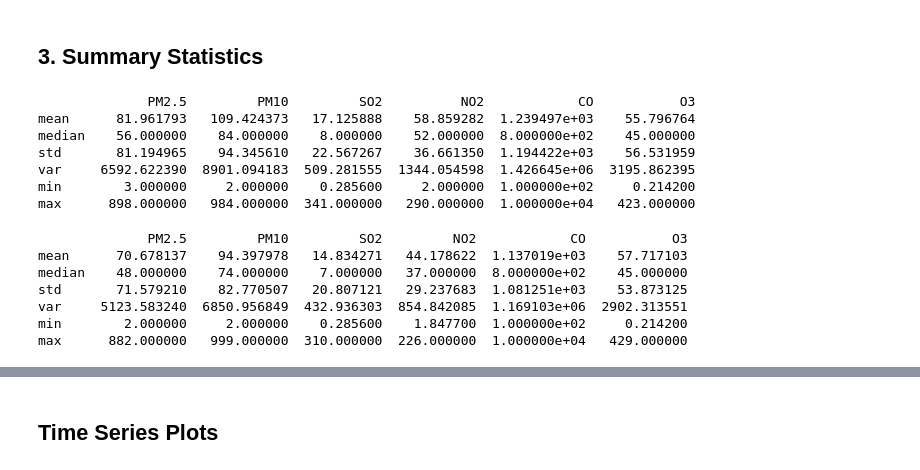
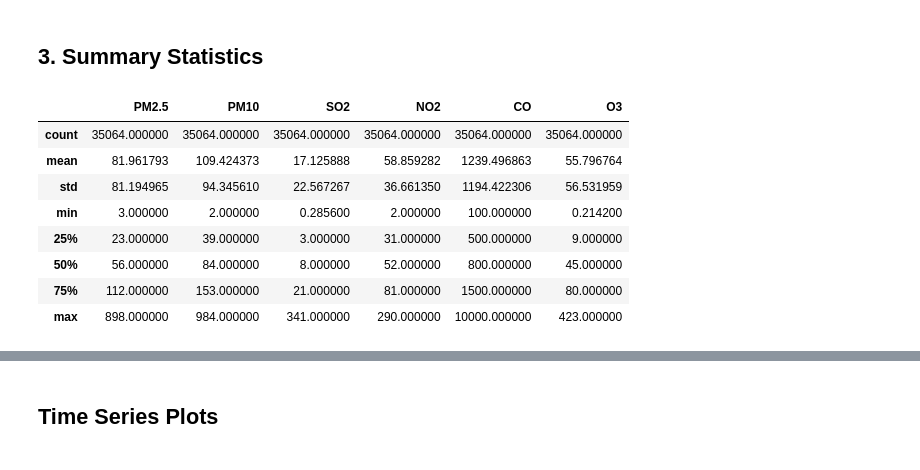
Before and after one commit to pariaighanian/Environmental_Data_Analytics, a Jupyter notebook: main.ipynb, the cells around one changed output, grey strips where cells are left out. Saved outputs shown, nothing was run; the diff lists cells and outputs as text; code cells hidden in the pictures.

Commit message:
edited summary statistics

```diff
--- a/main.ipynb
+++ b/main.ipynb
@@ -339,34 +343,15 @@ plt.show()
 [figure]
 # %% [markdown]
 ## 3. Summary Statistics
-# %%
-parameters = ['PM2.5', 'PM10', 'SO2', 'NO2', 'CO', 'O3']
-
-def summary_statistics(station_name):
-    station_df = filtered_df[filtered_df['station'] == station_name]
-    return station_df[parameters].agg(['mean', 'median', 'std', 'var', 'min', 'max'])
-
-
-aotizhongxin_stats = summary_statistics('Aotizhongxin')
-
-changping_stats = summary_statistics('Changping')
-# %%
-print(aotizhongxin_stats)
-# %% [output]
-              PM2.5         PM10         SO2          NO2            CO           O3
-mean      81.961793   109.424373   17.125888    58.859282  1.239497e+03    55.796764
-median    56.000000    84.000000    8.000000    52.000000  8.000000e+02    45.000000
-std       81.194965    94.345610   22.567267    36.661350  1.194422e+03    56.531959
-var     6592.622390  8901.094183  509.281555  1344.054598  1.426645e+06  3195.862395
-min        3.000000     2.000000    0.285600     2.000000  1.000000e+02     0.214200
-max      898.000000   984.000000  341.000000   290.000000  1.000000e+04   423.000000
-# %%
-print(changping_stats)
-# %% [output]
-              PM2.5         PM10         SO2         NO2            CO           O3
-mean      70.678137    94.397978   14.834271   44.178622  1.137019e+03    57.717103
-median    48.000000    74.000000    7.000000   37.000000  8.000000e+02    45.000000
-std       71.579210    82.770507   20.807121   29.237683  1.081251e+03    53.873125
-var     5123.583240  6850.956849  432.936303  854.842085  1.169103e+06  2902.313551
-min        2.000000     2.000000    0.285600    1.847700  1.000000e+02     0.214200
-max      882.000000   999.000000  310.000000  226.000000  1.000000e+04   429.000000
+# %%
+filtered_df[filtered_df.station=='Aotizhongxin'][parameters].describe()
+# %% [output]
+|  | PM2.5 | PM10 | SO2 | NO2 | CO | O3 |
+| count | 35064.000000 | 35064.000000 | 35064.000000 | 35064.000000 | 35064.000000 | 35064.000000 |
+| mean | 81.961793 | 109.424373 | 17.125888 | 58.859282 | 1239.496863 | 55.796764 |
+| std | 81.194965 | 94.345610 | 22.567267 | 36.661350 | 1194.422306 | 56.531959 |
+| min | 3.000000 | 2.000000 | 0.285600 | 2.000000 | 100.000000 | 0.214200 |
+| 25% | 23.000000 | 39.000000 | 3.000000 | 31.000000 | 500.000000 | 9.000000 |
+| 50% | 56.000000 | 84.000000 | 8.000000 | 52.000000 | 800.000000 | 45.000000 |
+| 75% | 112.000000 | 153.000000 | 21.000000 | 81.000000 | 1500.000000 | 80.000000 |
+| max | 898.000000 | 984.000000 | 341.000000 | 290.000000 | 10000.000000 | 423.000000 |
```
Also changed, not shown: parts of 9 cells of this notebook.
